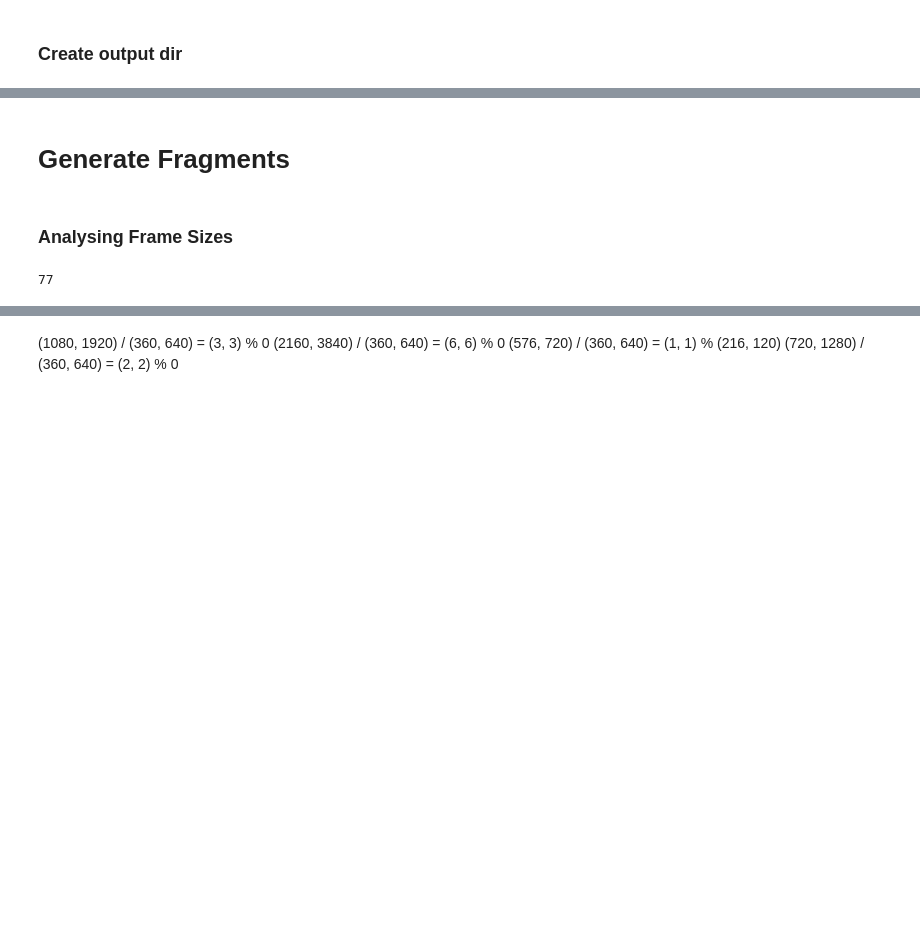
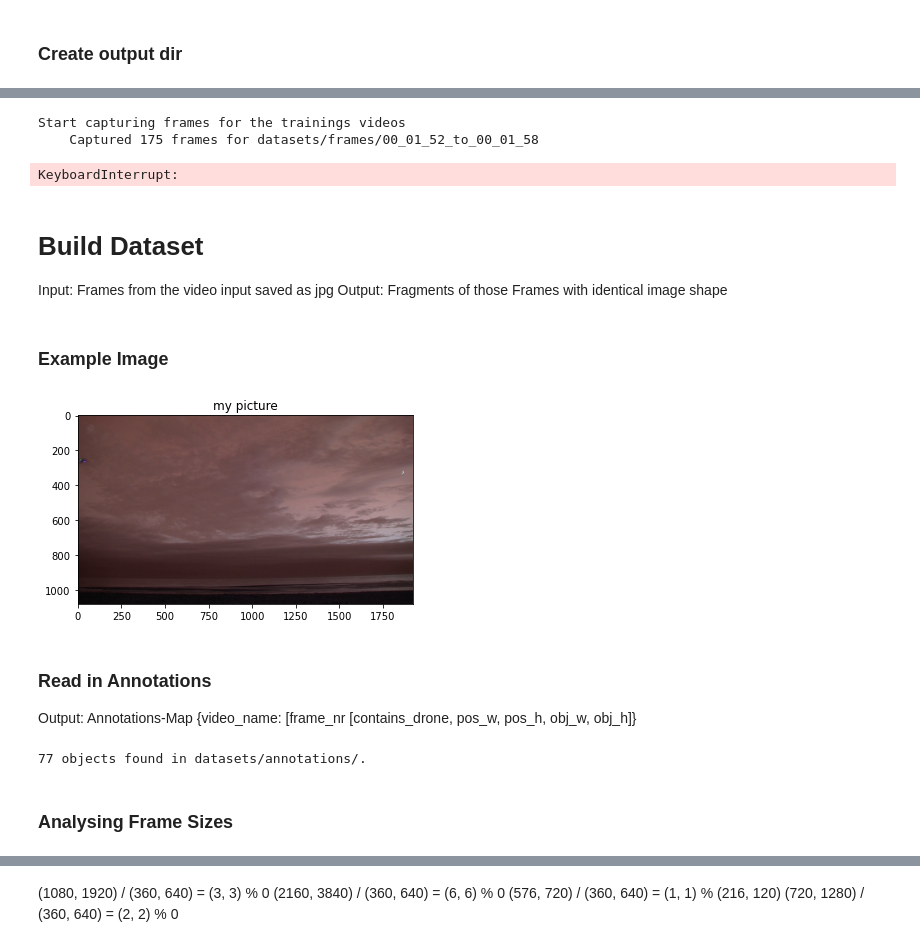
Before and after one commit to 13Dexter31/challenge, a Jupyter notebook: src/DroneVsBird.ipynb, the cells around one changed output, grey strips where cells are left out. Saved outputs shown, nothing was run; the diff lists cells and outputs as text; code cells hidden in the pictures; blank space fills up the shorter version.

Commit message:
FIX dataset generation

```diff
--- a/src/DroneVsBird.ipynb
+++ b/src/DroneVsBird.ipynb
@@ -79,2 +24,11 @@ Successfully captured frames for the trainings videos
-# %% [markdown]
-# Generate Fragments
+# %%
+vu.extract_frames_from_video(video_files, output_dir)
+# %% [output]
+Start capturing frames for the trainings videos
+    Captured 175 frames for datasets/frames/00_01_52_to_00_01_58
+KeyboardInterrupt:
+# %% [markdown]
+# Build Dataset
+
+Input: Frames from the video input saved as jpg
+Output: Fragments of those Frames with identical image shape
@@ -81,2 +38,23 @@ Successfully captured frames for the trainings videos
+# %% [markdown]
+### Example Image
+# %%
+vu.show_image(cv2.imread('datasets/frames/00_01_52_to_00_01_58/34.jpg'))
+# %% [output]
+[figure, added]
+# %% [markdown]
+### Read in Annotations
+
+Output: Annotations-Map {video_name: [frame_nr [contains_drone, pos_w, pos_h, obj_w, obj_h]}
+# %%
+annotations_dir = 'datasets/annotations/'
+variables = 6
+
+annotations_map = {}
+for annotation in vu.get_file_paths_in_dir(annotations_dir):
+
+    annotation_name = annotation.split('/')[-1].split('.', maxsplit= 1)[0]
+    annotations_map[annotation_name] = vu.read_video_annotation(annotation, variables)
+# %% [output]
+77 objects found in datasets/annotations/.
 # %% [markdown]
 ### Analysing Frame Sizes
@@ -86,6 +60,0 @@ import cv2
-# %%
-frames_dir = 'datasets/frames/'
-frame_dirs = os.listdir(frames_dir)
-print(len(frame_dirs))
-# %% [output]
-77
```
Also changed, not shown: parts of 50 cells of this notebook, 1 other file.
